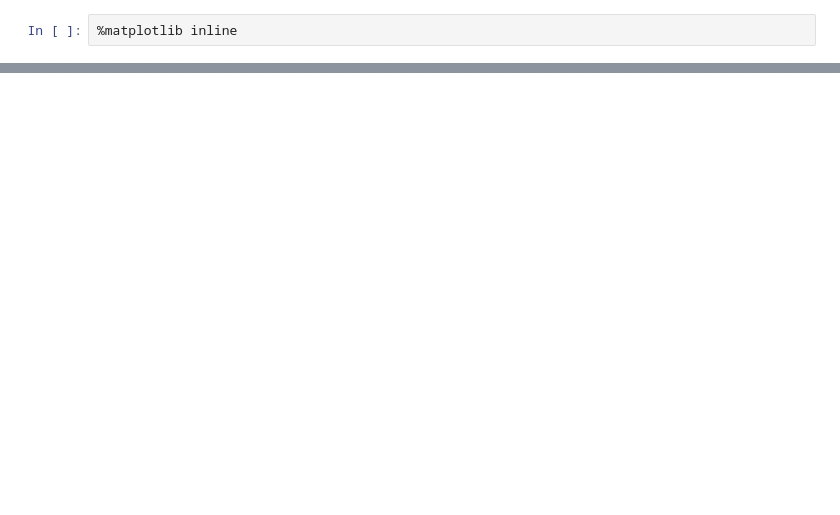
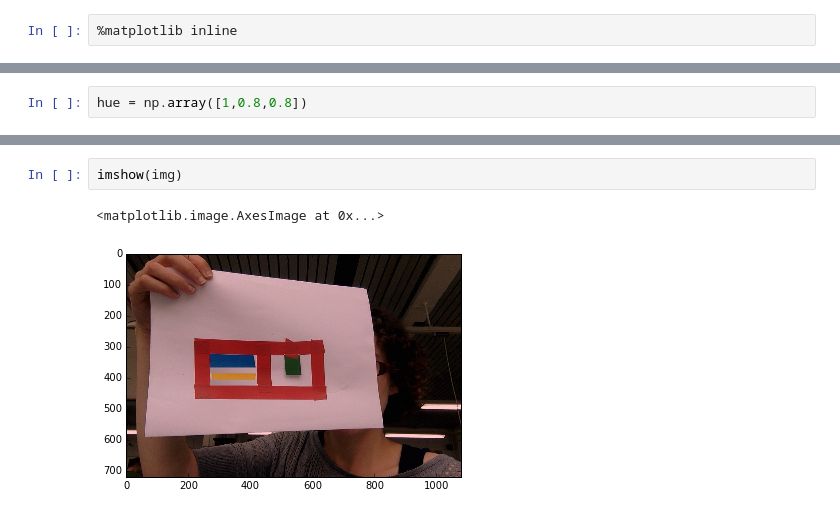
Before and after one commit to RPrudden/colour-harvest, a Jupyter notebook: img_blobs.ipynb, the cells around one changed output, grey strips where cells are left out. Drawn from its saved outputs; the diff is of its cells as text; blank space fills up the shorter version.

```diff
--- a/img_blobs.ipynb
+++ b/img_blobs.ipynb
@@ -17,0 +29,2 @@ img = ndimage.imread("./red-yellow.jpg")
+# %%
+hue = np.array([1,0.8,0.8])
@@ -17,0 +40,5 @@ img = ndimage.imread("./red-yellow.jpg")
+# %%
+imshow(img)
+# %% [output]
+<matplotlib.image.AxesImage at 0x...>
+[figure, added]
```
Also changed, not shown: parts of 17 cells of this notebook, 16 other files.
